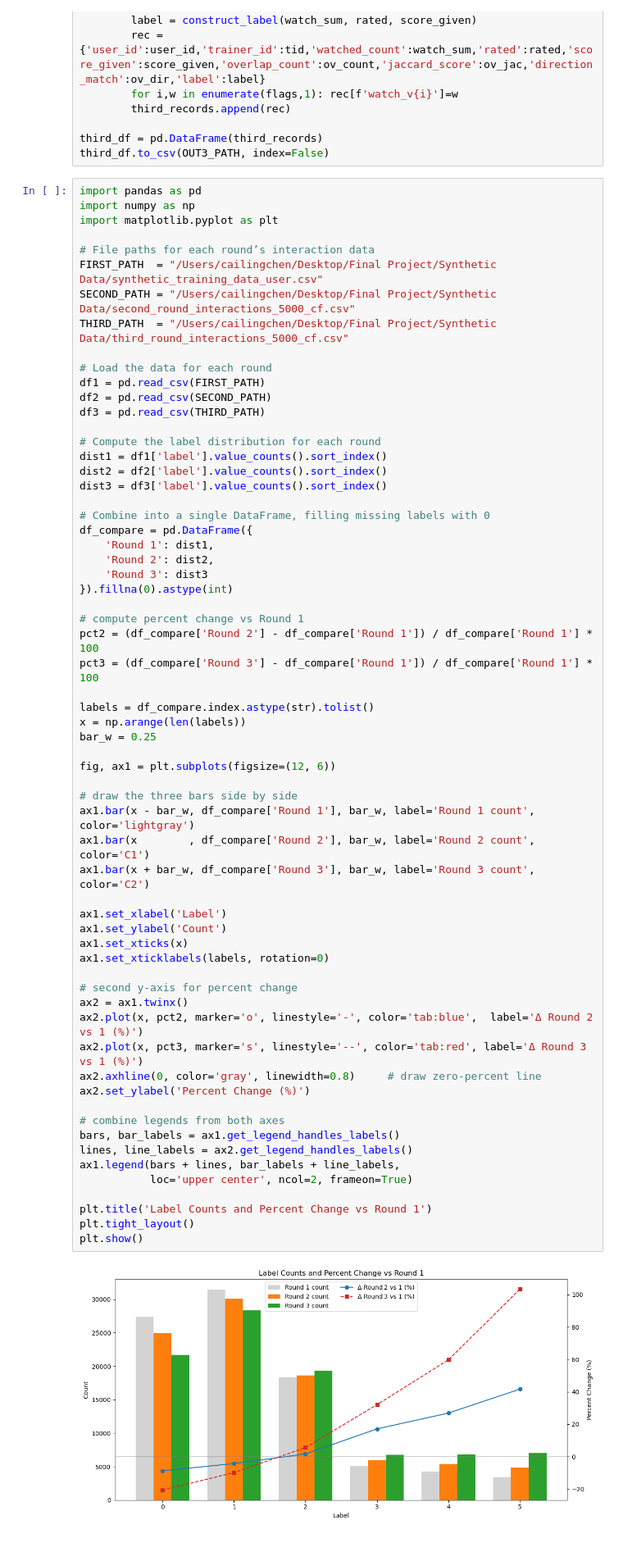
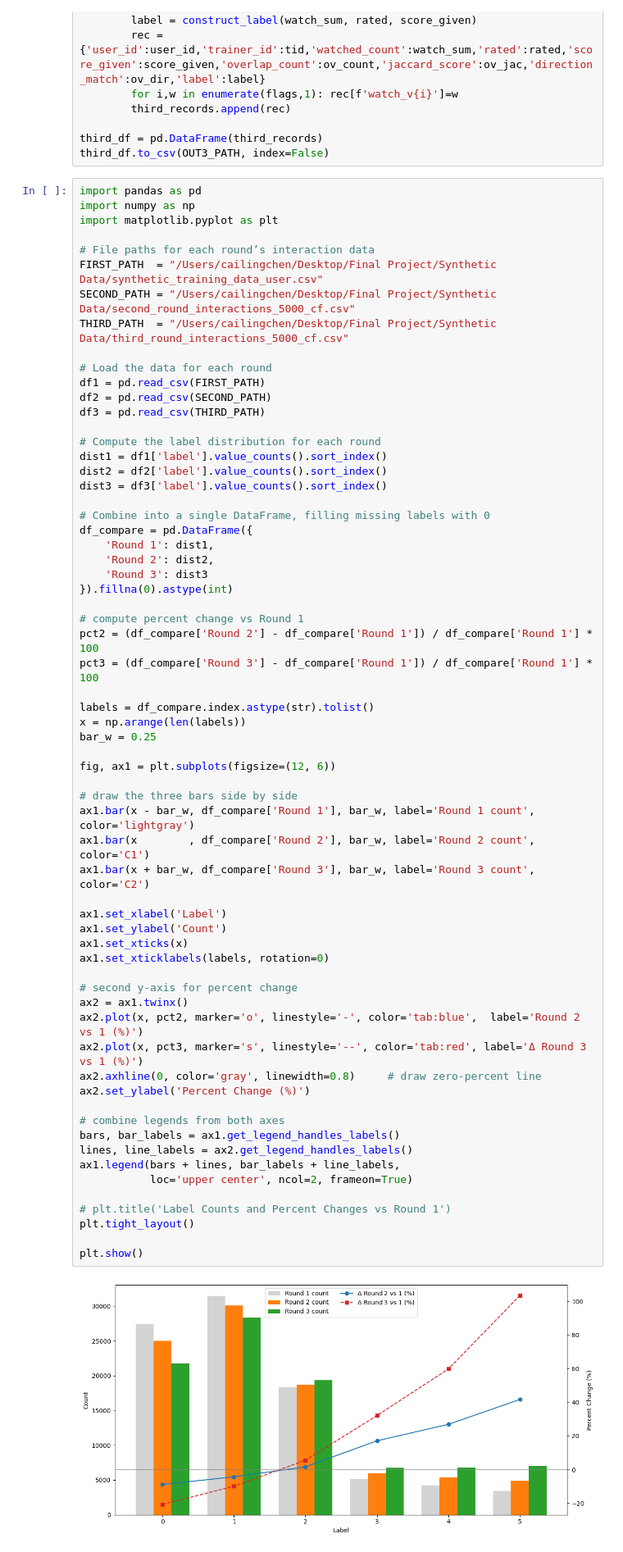
Before and after one commit to LingchenC/Hybrid-Physio-Recommendation-System, a Jupyter notebook: Code/Collaborative Filtering.ipynb, the cells around one changed output. Shown at 82% size. Drawn from its saved outputs; the diff is of its cells as text.

```diff
--- a/Code/Collaborative Filtering.ipynb
+++ b/Code/Collaborative Filtering.ipynb
@@ -800,36 +927,37 @@ labels = df_compare.index.astype(str).tolist()
 x = np.arange(len(labels))
 bar_w = 0.25
 
 fig, ax1 = plt.subplots(figsize=(12, 6))
 
 # draw the three bars side by side
 ax1.bar(x - bar_w, df_compare['Round 1'], bar_w, label='Round 1 count', color='lightgray')
 ax1.bar(x        , df_compare['Round 2'], bar_w, label='Round 2 count', color='C1')
 ax1.bar(x + bar_w, df_compare['Round 3'], bar_w, label='Round 3 count', color='C2')
 
 ax1.set_xlabel('Label')
 ax1.set_ylabel('Count')
 ax1.set_xticks(x)
 ax1.set_xticklabels(labels, rotation=0)
 
 # second y‑axis for percent change
 ax2 = ax1.twinx()
-ax2.plot(x, pct2, marker='o', linestyle='-', color='tab:blue',  label='Δ Round 2 vs 1 (%)')
+ax2.plot(x, pct2, marker='o', linestyle='-', color='tab:blue',  label='Round 2 vs 1 (%)')
 ax2.plot(x, pct3, marker='s', linestyle='--', color='tab:red', label='Δ Round 3 vs 1 (%)')
 ax2.axhline(0, color='gray', linewidth=0.8)     # draw zero‑percent line
 ax2.set_ylabel('Percent Change (%)')
 
 # combine legends from both axes
 bars, bar_labels = ax1.get_legend_handles_labels()
 lines, line_labels = ax2.get_legend_handles_labels()
 ax1.legend(bars + lines, bar_labels + line_labels,
            loc='upper center', ncol=2, frameon=True)
 
-plt.title('Label Counts and Percent Change vs Round 1')
+# plt.title('Label Counts and Percent Changes vs Round 1')
 plt.tight_layout()
+
 plt.show()
 # %% [output]
-[figure, old version]
+[figure, new version]
 # %% [markdown]
 ### Test Kaggle MovieLens Dataset with the same LambdaRank & Collaborative Filtering methods
 # %%
```
Also changed, not shown: parts of 2 cells of this notebook, 5 other files.
